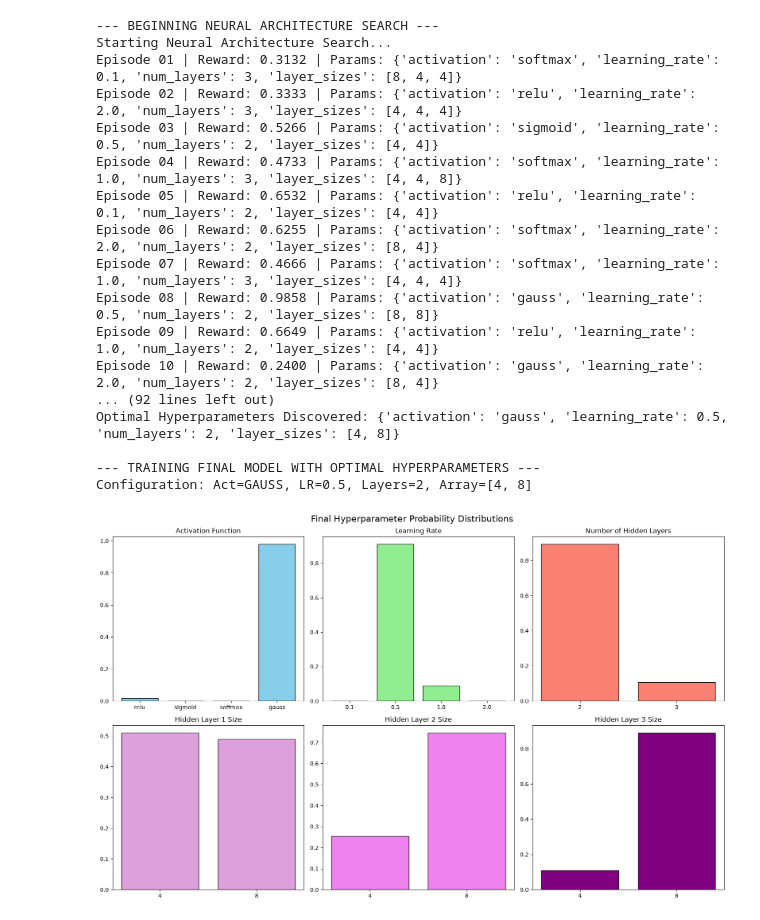
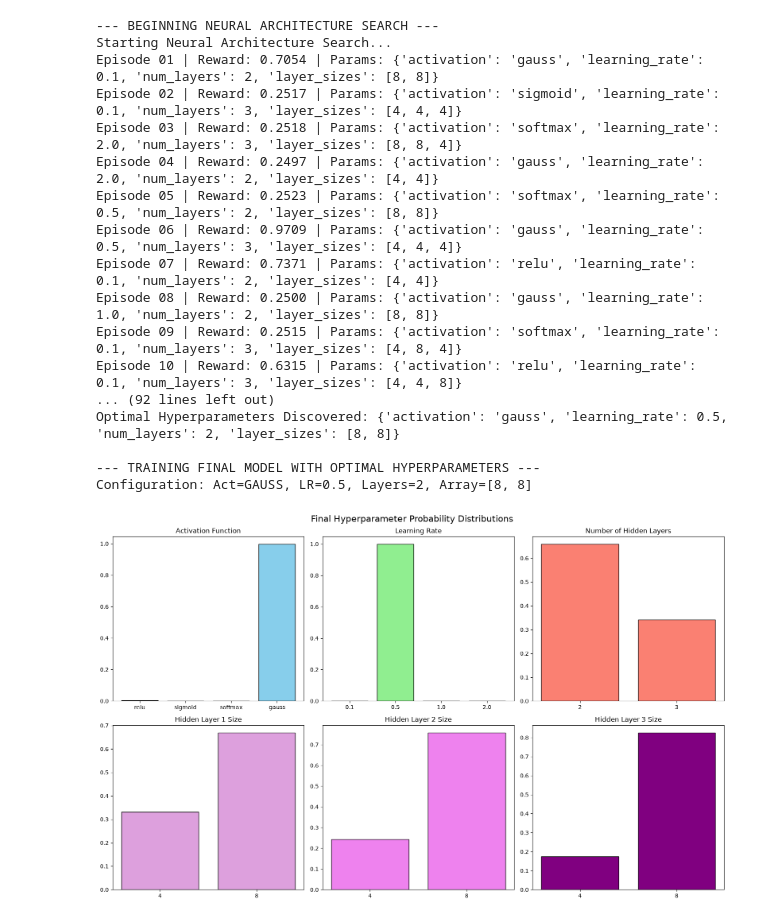
Before and after one commit to brettmeggison-arch/MLSpiral, a Jupyter notebook: NNSearchNNA.ipynb, the cells around one changed output. Saved outputs shown, nothing was run; the diff lists cells and outputs as text; code cells hidden in the pictures.

```diff
--- a/NNSearchNNA.ipynb
+++ b/NNSearchNNA.ipynb
@@ -5,8 +5,12 @@ loaded_data = np.load('spiral_data.npz')
 
 # Extract the arrays using the keys defined during export
 K = loaded_data['K'].item()
-x_train_imported = loaded_data['x']
-y_train_imported = loaded_data['y']
+x_train = loaded_data['x_train']
+y_train = loaded_data['y_train']
+x_test = loaded_data['x_test']
+y_test = loaded_data['y_test']
+x_final_test = loaded_data['x_final_test']
+y_final_test = loaded_data['y_final_test']
 # %%
 %matplotlib inline
 # %%
@@ -29,11 +33,11 @@ pos_len = [2, 3]
 pos_size = [4, 8]
 
 print("--- BEGINNING NEURAL ARCHITECTURE SEARCH ---")
-# 2. Pass the search bounds into the optimizer
+# Pass the search bounds into the optimizer
 nas_search = NASOptimizer(pos_len, pos_size, controller_lr=0.01, beta=0.05, temperature=1.5)
 
 optimal_params, act_probs, lr_probs, layers_probs, size_probs_list = nas_search.optimize(
-    x_train, y_train, K, search_episodes=100, N_epochs=1000
+    x_train, y_train, x_test, y_test, K, search_episodes=100, N_epochs=1000
 )
 
 best_act = optimal_params['activation']
@@ -65,44 +69,44 @@ size_labels = [str(v) for v in nas_search.controller.size_map.values()]
 
 axs[0].bar(activation_labels, act_probs, color='skyblue', edgecolor='black')
 axs[0].set_title('Activation Function')
 
 axs[1].bar(lr_labels, lr_probs, color='lightgreen', edgecolor='black')
 axs[1].set_title('Learning Rate')
 
 axs[2].bar(layers_labels, layers_probs, color='salmon', edgecolor='black')
 axs[2].set_title('Number of Hidden Layers')
 
 # Plot a graph for every potential hidden layer
 colors = ['plum', 'violet', 'purple', 'orchid', 'mediumpurple']
 for i in range(max_layers):
     c = colors[i % len(colors)]
     axs[3 + i].bar(size_labels, size_probs_list[i], color=c, edgecolor='black')
     axs[3 + i].set_title(f'Hidden Layer {i+1} Size')
 
 # Turn off any empty subplots to keep the image clean
 for i in range(total_plots, len(axs)):
     fig.delaxes(axs[i])
 
 plt.tight_layout()
 plt.savefig('hyperparameter_distributions.pdf', bbox_inches="tight")
 plt.show()
 # %% [output]
 --- BEGINNING NEURAL ARCHITECTURE SEARCH ---
 Starting Neural Architecture Search...
-Episode 01 | Reward: 0.3132 | Params: {'activation': 'softmax', 'learning_rate': 0.1, 'num_layers': 3, 'layer_sizes': [8, 4, 4]}
-Episode 02 | Reward: 0.3333 | Params: {'activation': 'relu', 'learning_rate': 2.0, 'num_layers': 3, 'layer_sizes': [4, 4, 4]}
-Episode 03 | Reward: 0.5266 | Params: {'activation': 'sigmoid', 'learning_rate': 0.5, 'num_layers': 2, 'layer_sizes': [4, 4]}
-Episode 04 | Reward: 0.4733 | Params: {'activation': 'softmax', 'learning_rate': 1.0, 'num_layers': 3, 'layer_sizes': [4, 4, 8]}
-Episode 05 | Reward: 0.6532 | Params: {'activation': 'relu', 'learning_rate': 0.1, 'num_layers': 2, 'layer_sizes': [4, 4]}
-Episode 06 | Reward: 0.6255 | Params: {'activation': 'softmax', 'learning_rate': 2.0, 'num_layers': 2, 'layer_sizes': [8, 4]}
-Episode 07 | Reward: 0.4666 | Params: {'activation': 'softmax', 'learning_rate': 1.0, 'num_layers': 3, 'layer_sizes': [4, 4, 4]}
-Episode 08 | Reward: 0.9858 | Params: {'activation': 'gauss', 'learning_rate': 0.5, 'num_layers': 2, 'layer_sizes': [8, 8]}
-Episode 09 | Reward: 0.6649 | Params: {'activation': 'relu', 'learning_rate': 1.0, 'num_layers': 2, 'layer_sizes': [4, 4]}
-Episode 10 | Reward: 0.2400 | Params: {'activation': 'gauss', 'learning_rate': 2.0, 'num_layers': 2, 'layer_sizes': [8, 4]}
+Episode 01 | Reward: 0.7054 | Params: {'activation': 'gauss', 'learning_rate': 0.1, 'num_layers': 2, 'layer_sizes': [8, 8]}
+Episode 02 | Reward: 0.2517 | Params: {'activation': 'sigmoid', 'learning_rate': 0.1, 'num_layers': 3, 'layer_sizes': [4, 4, 4]}
+Episode 03 | Reward: 0.2518 | Params: {'activation': 'softmax', 'learning_rate': 2.0, 'num_layers': 3, 'layer_sizes': [8, 8, 4]}
+Episode 04 | Reward: 0.2497 | Params: {'activation': 'gauss', 'learning_rate': 2.0, 'num_layers': 2, 'layer_sizes': [4, 4]}
+Episode 05 | Reward: 0.2523 | Params: {'activation': 'softmax', 'learning_rate': 0.5, 'num_layers': 2, 'layer_sizes': [8, 8]}
+Episode 06 | Reward: 0.9709 | Params: {'activation': 'gauss', 'learning_rate': 0.5, 'num_layers': 3, 'layer_sizes': [4, 4, 4]}
+Episode 07 | Reward: 0.7371 | Params: {'activation': 'relu', 'learning_rate': 0.1, 'num_layers': 2, 'layer_sizes': [4, 4]}
+Episode 08 | Reward: 0.2500 | Params: {'activation': 'gauss', 'learning_rate': 1.0, 'num_layers': 2, 'layer_sizes': [8, 8]}
+Episode 09 | Reward: 0.2515 | Params: {'activation': 'softmax', 'learning_rate': 0.1, 'num_layers': 3, 'layer_sizes': [4, 8, 4]}
+Episode 10 | Reward: 0.6315 | Params: {'activation': 'relu', 'learning_rate': 0.1, 'num_layers': 3, 'layer_sizes': [4, 4, 8]}
 ... (92 lines left out)
-Optimal Hyperparameters Discovered: {'activation': 'gauss', 'learning_rate': 0.5, 'num_layers': 2, 'layer_sizes': [4, 8]}
+Optimal Hyperparameters Discovered: {'activation': 'gauss', 'learning_rate': 0.5, 'num_layers': 2, 'layer_sizes': [8, 8]}
 
 --- TRAINING FINAL MODEL WITH OPTIMAL HYPERPARAMETERS ---
-Configuration: Act=GAUSS, LR=0.5, Layers=2, Array=[4, 8]
+Configuration: Act=GAUSS, LR=0.5, Layers=2, Array=[8, 8]
-[figure, old version]
+[figure, new version]
 # %%
```
Also changed, not shown: parts of 1 cell of this notebook, 5 other files.
